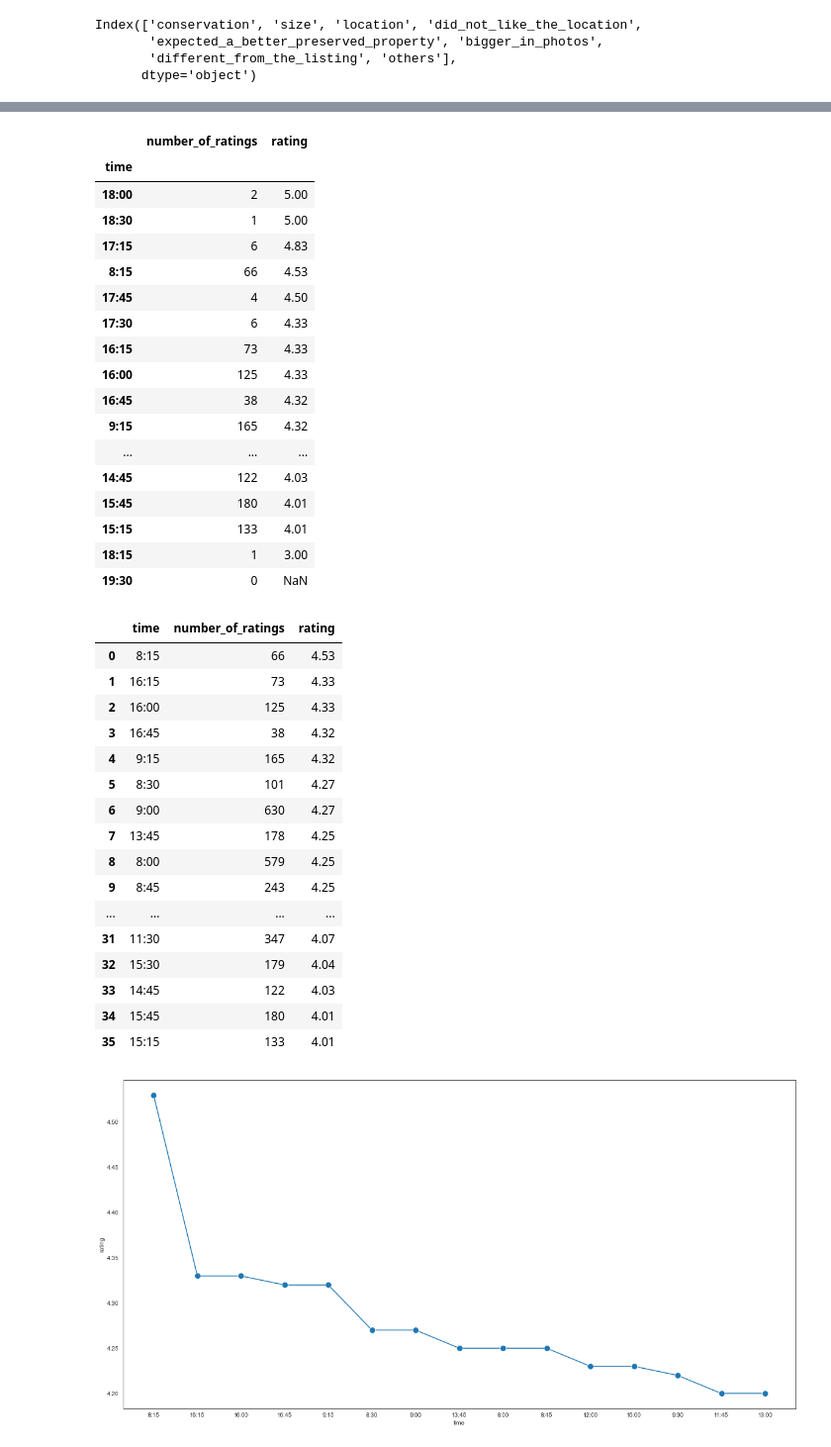
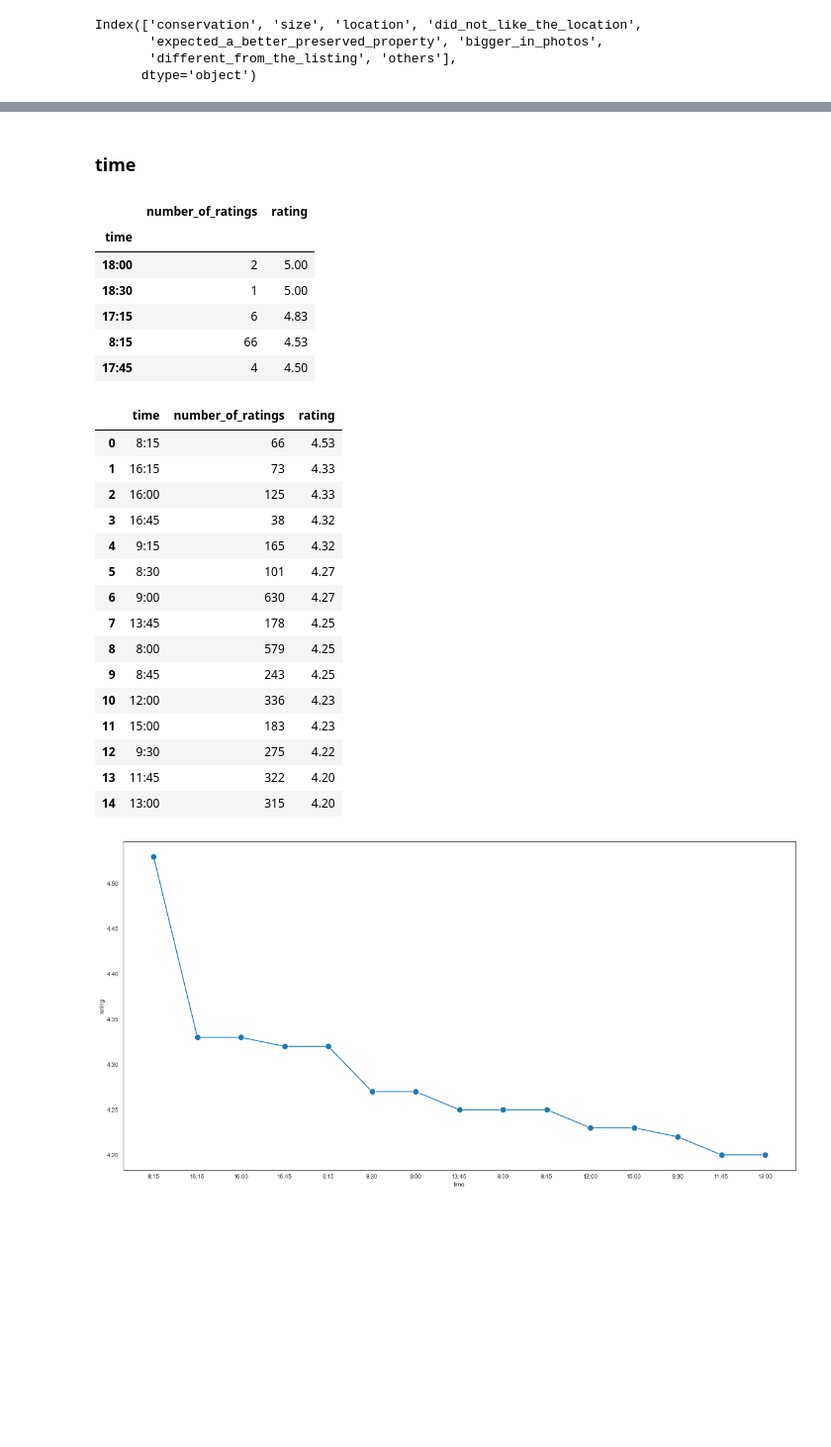
Before and after one commit to Guilhermegcz/qa, a Jupyter notebook: qa.ipynb, the cells around one changed output, grey strips where cells are left out. Shown: that part at 99% size. Cells and saved outputs as stored; diff of their text form; code cells hidden in the pictures; blank space fills up the shorter version.

```diff
--- a/qa.ipynb
+++ b/qa.ipynb
@@ -109,11 +96,13 @@ visits_offers_contracts
 # %%
-# slip month and year
 def year_split(row):
+    '''slip year from a date'''
     return row.split('-')[0]
 def month_split(row):
+    '''slip month from a date'''
     return row.split('-')[1]
 # %%
 def imput_values_evaluation(row):
+    '''imput values to columns that are true or false'''
     if row == False:
         return 0
     if row == True:
@@ -122,6 +111,7 @@ def imput_values_evaluation(row):
         return np.nan
 # %%
 def other_values(row):
+    '''imput values 1 or 0 to columns that have text'''
     a = row == row
     if a == False:
         return 0
@@ -131,6 +121,7 @@ def other_values(row):
         return np.nan()
 # %%
 def review_clean(row):
+    ''' transform review in a int'''
     try:
         return int(row)
     except:
@@ -735,0 +414,2 @@ df_review_neightb
+# %% [markdown]
+### time
@@ -740,33 +422,22 @@ time_review = round(tenant_reviews_clean[['time','review']].groupby('time').mean
 # %%
 df_time_rating = pd.merge(time_quantity, time_review, left_on=['time'], right_on=['time']).rename(columns={'review_x':'number_of_ratings','review_y':'rating'})
 # %%
-df_time_rating.sort_values('rating', ascending=False)
+df_time_rating.sort_values('rating', ascending=False).head()
 # %% [output]
 |  | number_of_ratings | rating |
 | time |  |  |
 | 18:00 | 2 | 5.00 |
 | 18:30 | 1 | 5.00 |
 | 17:15 | 6 | 4.83 |
 | 8:15 | 66 | 4.53 |
 | 17:45 | 4 | 4.50 |
-| 17:30 | 6 | 4.33 |
-| 16:15 | 73 | 4.33 |
-| 16:00 | 125 | 4.33 |
-| 16:45 | 38 | 4.32 |
-| 9:15 | 165 | 4.32 |
-| ... | ... | ... |
-| 14:45 | 122 | 4.03 |
-| 15:45 | 180 | 4.01 |
-| 15:15 | 133 | 4.01 |
-| 18:15 | 1 | 3.00 |
-| 19:30 | 0 | NaN |
 # %%
 mask = df_time_rating['number_of_ratings'] > 30
 df_time_rating = df_time_rating.loc[mask,:].sort_values('rating', ascending=False)
 # %%
 df_time_rating.reset_index(inplace=True)
 # %%
-df_time_rating
+df_time_rating.head(15)
 # %% [output]
 |  | time | number_of_ratings | rating |
 | 0 | 8:15 | 66 | 4.53 |
@@ -779,12 +450,11 @@ df_time_rating
 | 7 | 13:45 | 178 | 4.25 |
 | 8 | 8:00 | 579 | 4.25 |
 | 9 | 8:45 | 243 | 4.25 |
-| ... | ... | ... | ... |
-| 31 | 11:30 | 347 | 4.07 |
-| 32 | 15:30 | 179 | 4.04 |
-| 33 | 14:45 | 122 | 4.03 |
-| 34 | 15:45 | 180 | 4.01 |
-| 35 | 15:15 | 133 | 4.01 |
+| 10 | 12:00 | 336 | 4.23 |
+| 11 | 15:00 | 183 | 4.23 |
+| 12 | 9:30 | 275 | 4.22 |
+| 13 | 11:45 | 322 | 4.20 |
+| 14 | 13:00 | 315 | 4.20 |
 # %%
 sns.lineplot(x='month_num', y='contracts',data=visits_offers_contracts,marker='o', markersize=10)
 # %%
```
Also changed, not shown: parts of 126 cells of this notebook, 2 other files.
